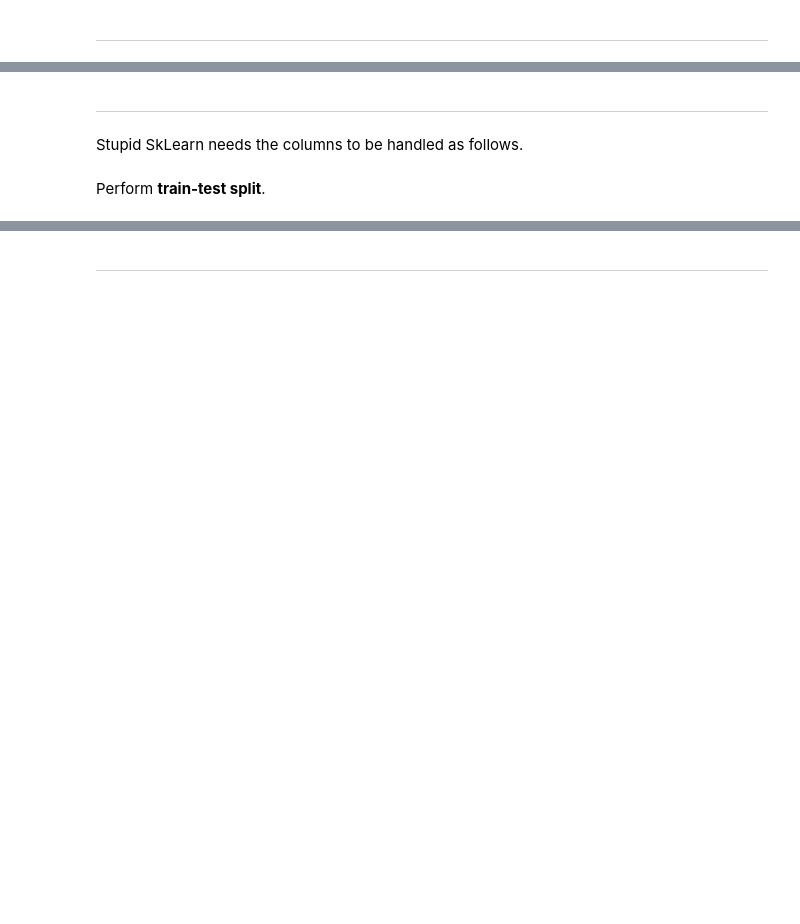
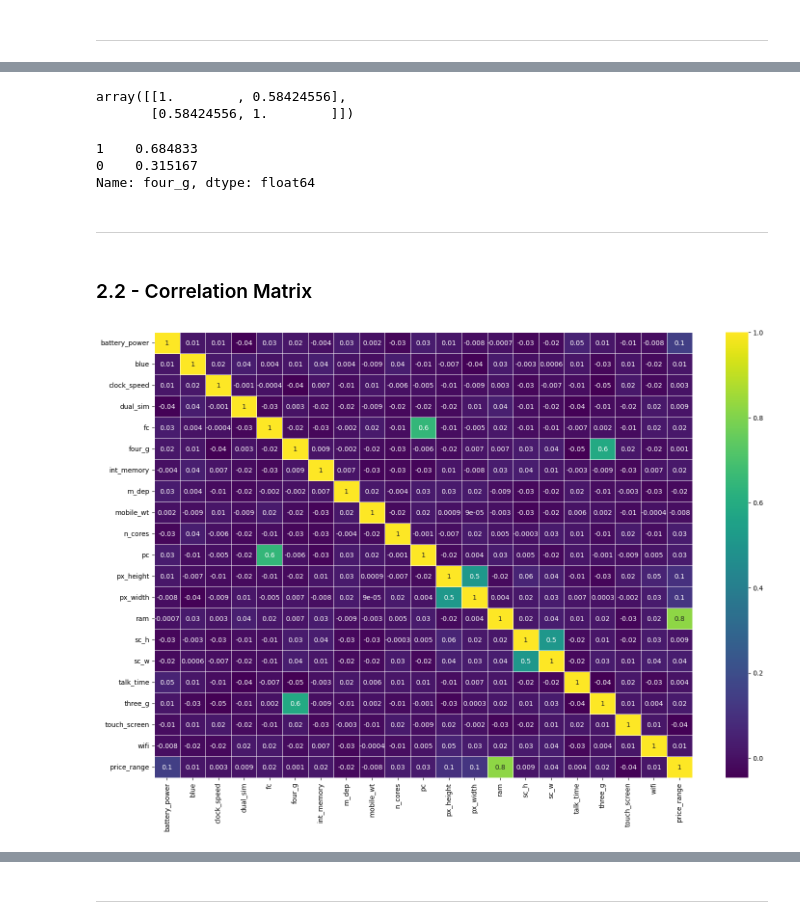
Before and after one commit to giordanovitale/Bayesian-Analysis, a Jupyter notebook: project.ipynb, the cells around one changed output, grey strips where cells are left out. Drawn from its saved outputs; the diff is of its cells as text; code cells hidden in the pictures; blank space fills up the shorter version.

```diff
--- a/project.ipynb
+++ b/project.ipynb
@@ -180,4 +226,13 @@ len(binary_columns) + len(nonbinary_columns)
+# %%
+np.corrcoef(train['three_g'], train['four_g'])
+# %% [output]
+array([[1.        , 0.58424556],
+       [0.58424556, 1.        ]])
+# %%
+train['four_g'].loc[train['three_g'] == 1].value_counts(normalize=True)
+# %% [output]
+1    0.684833
+0    0.315167
+Name: four_g, dtype: float64
 # %% [markdown]
 ***
-# %% [markdown]
-Stupid SkLearn needs the columns to be handled as follows.
@@ -190,2 +238,0 @@ columns = ['bruises', 'gill-attachment', 'gill-spacing', 'gill-size', 'stalk-sha
-# %% [markdown]
-Perform **train-test split**.
@@ -194,0 +239,10 @@ y = mushroom['poisonous']
+# %% [markdown]
+### 2.2 - Correlation Matrix
+# %%
+correlation_matrix = train.corr()
+# %%
+plt.figure(figsize=(18,12))
+sns.heatmap(correlation_matrix, annot=True, linewidths=0.5, fmt=".0g", cmap='viridis')
+plt.show()
+# %% [output]
+[figure, added]
```
Also changed, not shown: parts of 114 cells of this notebook.
